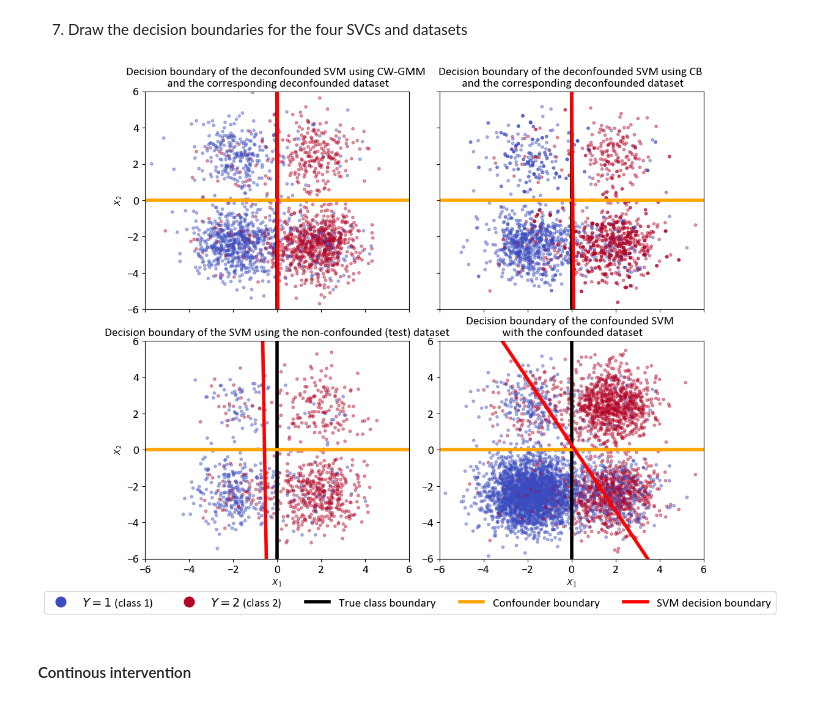
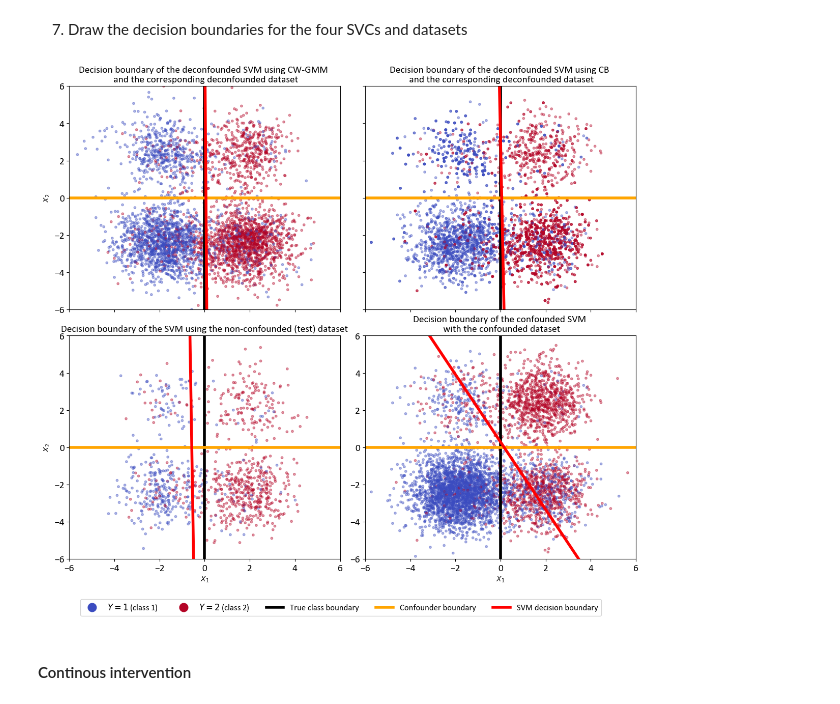
Before and after one commit to JianqiaoMao/causal-sampler, a Jupyter notebook: Demo/Demo1-synthetic-backdoor-classification-regression.ipynb, the cells around one changed output. Saved outputs shown, nothing was run; the diff lists cells and outputs as text; code cells hidden in the pictures.

```diff
--- a/Demo/Demo1-synthetic-backdoor-classification-regression.ipynb
+++ b/Demo/Demo1-synthetic-backdoor-classification-regression.ipynb
@@ -23,7 +23,7 @@ plt.rcParams['font.family'] = 'Calibri'
 plt.rcParams["xtick.labelsize"] = 14
 plt.rcParams["ytick.labelsize"] = 14
 plt.rcParams["axes.labelsize"] = 14
-plt.rcParams["legend.fontsize"] = 14
+plt.rcParams["legend.fontsize"] = 12
 plt.rcParams["axes.titlesize"] = 14
 
 def linear_decision_boundary(clf, xlim):
@@ -84,7 +84,7 @@ conf_train_data = {"X": X_train_conf,
                    "U": U_train_conf}
 n_bins = {"Y": [0],
           "U": [0]}
-n_samples = 1000
+n_samples = 2000
 # %% [markdown]
 3. Initialize a CW-GMM based deconfounding pipeline and fit a deconfounded SVC
 
@@ -234,37 +234,37 @@ decision_boundary_deconf_cb = linear_decision_boundary(clf = deconf_cb_clf, xlim
 decision_boundary_unconf = linear_decision_boundary(clf = nonconf_clf, xlim = [-4,4])
 decision_boundary_conf = linear_decision_boundary(clf = conf_clf, xlim = [-4,4])
 
-fig, axes = plt.subplots(2,2, figsize = (10,10))
+fig, axes = plt.subplots(2,2, figsize = (12,12))
 axes_flatten = axes.ravel()
 axes_flatten[0], _ = plot_boundary(axes_flatten[0], deconf_cwgmm_X, deconf_cwgmm_Y,
                         decision_boundary_deconf_cwgmm, [-6,6], [-6,6], 'Decision boundary of the deconfounded SVM using CW-GMM \n and the corresponding deconfounded dataset')
 axes_flatten[1], _ = plot_boundary(axes_flatten[1], deconf_cb_X, deconf_cb_Y,
                         decision_boundary_deconf_cb, [-6,6], [-6,6], 'Decision boundary of the deconfounded SVM using CB \n and the corresponding deconfounded dataset')
 axes_flatten[2], _ = plot_boundary(axes_flatten[2], X_test_unconf, Y_test_unconf,
                         decision_boundary_unconf, [-6,6], [-6,6], 'Decision boundary of the SVM using the non-confounded (test) dataset')
 axes_flatten[3], handles = plot_boundary(axes_flatten[3], X_train_conf, Y_train_conf,
                         decision_boundary_conf, [-6,6], [-6,6], 'Decision boundary of the confounded SVM \n with the confounded dataset')
 axes_flatten[0].tick_params(labelbottom=False)
 axes_flatten[0].set_xlabel('')
 axes_flatten[1].tick_params(labelbottom=False, labelleft=False)
 axes_flatten[1].set_xlabel('')
 axes_flatten[1].set_ylabel('')
 axes_flatten[3].set_ylabel('')
 labels = [r'$Y=1$ (class 1)', r'$Y=2$ (class 2)',
           'True class boundary', 'Confounder boundary', 'SVM decision boundary']
 legend =fig.legend(handles=handles,
                    labels=labels,
                    loc='lower center',
                    bbox_to_anchor=(0.5, 0.08),
                    ncol=5,
                    markerscale=2)
 for handle in legend.legend_handles:
     handle.set_alpha(1.0)
 plt.tight_layout()
 plt.subplots_adjust(bottom=0.18)
 plt.show()
 # %% [output]
-[figure, old version]
+[figure, new version]
 # %% [markdown]
 #### Continous intervention
 # %% [markdown]
```
Also changed, not shown: parts of 2 cells of this notebook, 8 other files.
